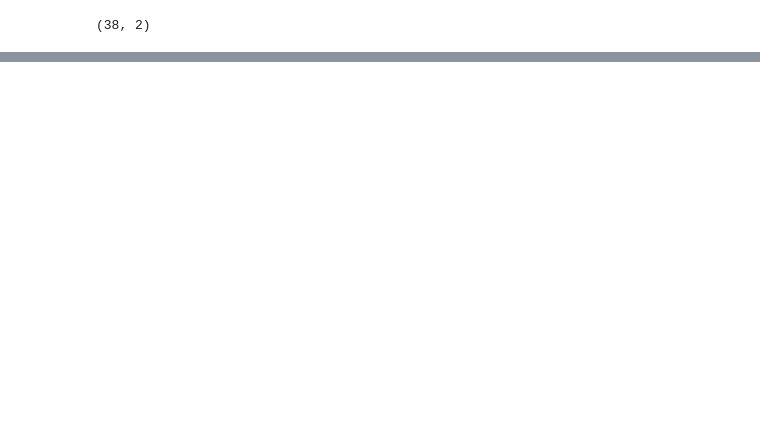
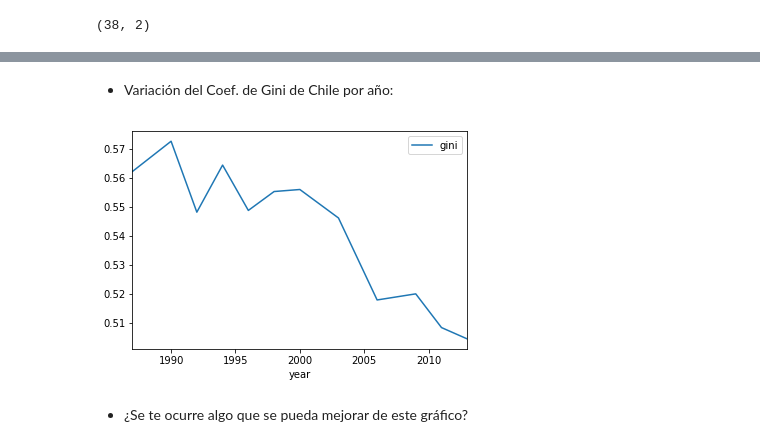
Before and after one commit to diegocaro/tallerds, a Jupyter notebook: clases/02 Series y Dataframes.ipynb, the cells around one changed output, grey strips where cells are left out. Drawn from its saved outputs; the diff is of its cells as text; code cells hidden in the pictures; blank space fills up the shorter version.

```diff
--- a/clases/02 Series y Dataframes.ipynb
+++ b/clases/02 Series y Dataframes.ipynb
@@ -594,0 +392,8 @@ df.describe()
+# %% [markdown]
+* Variación del Coef. de Gini de Chile por año:
+# %%
+df[df.country=='Chile'].plot(x='year',y='gini');
+# %% [output]
+[figure, added]
+# %% [markdown]
+* ¿Se te ocurre algo que se pueda mejorar de este gráfico?
```
Also changed, not shown: parts of 152 cells of this notebook, 2 other files.
